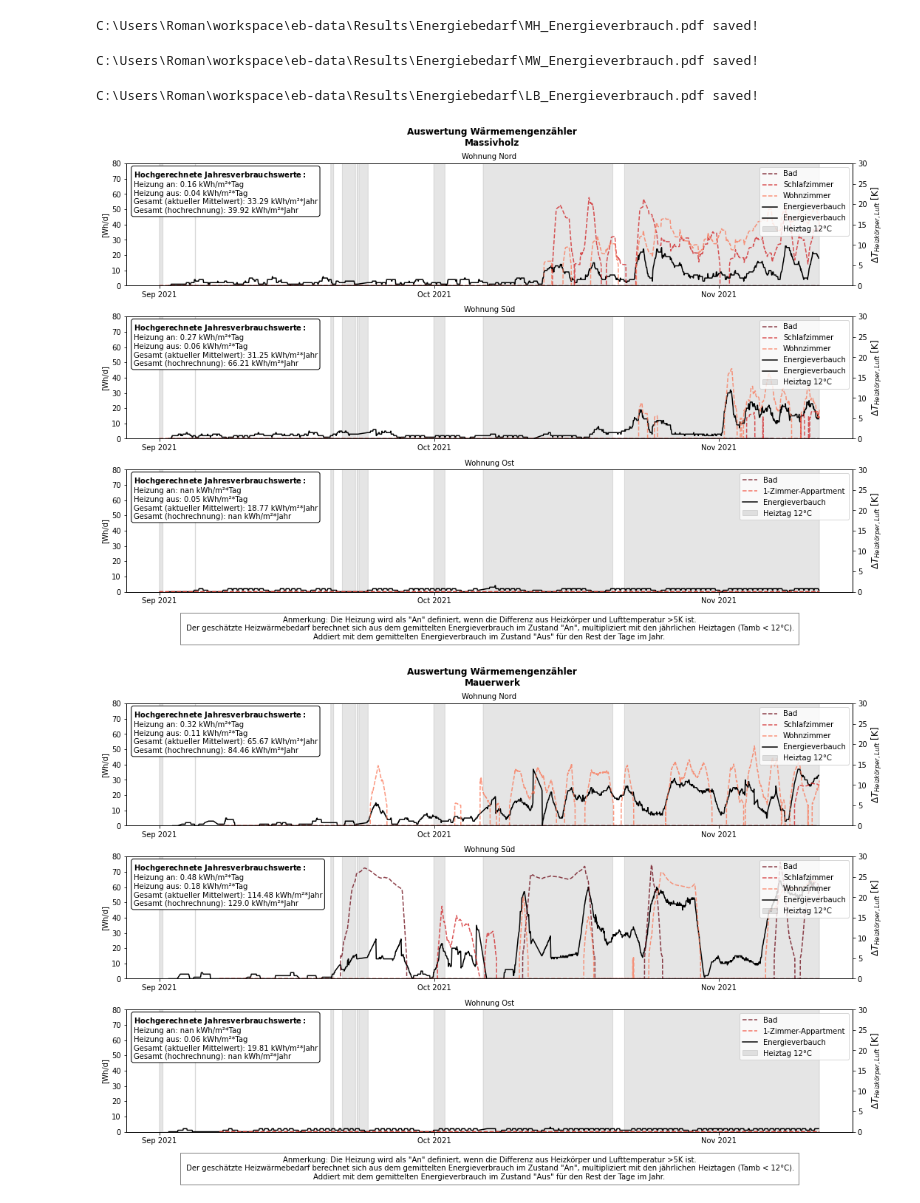
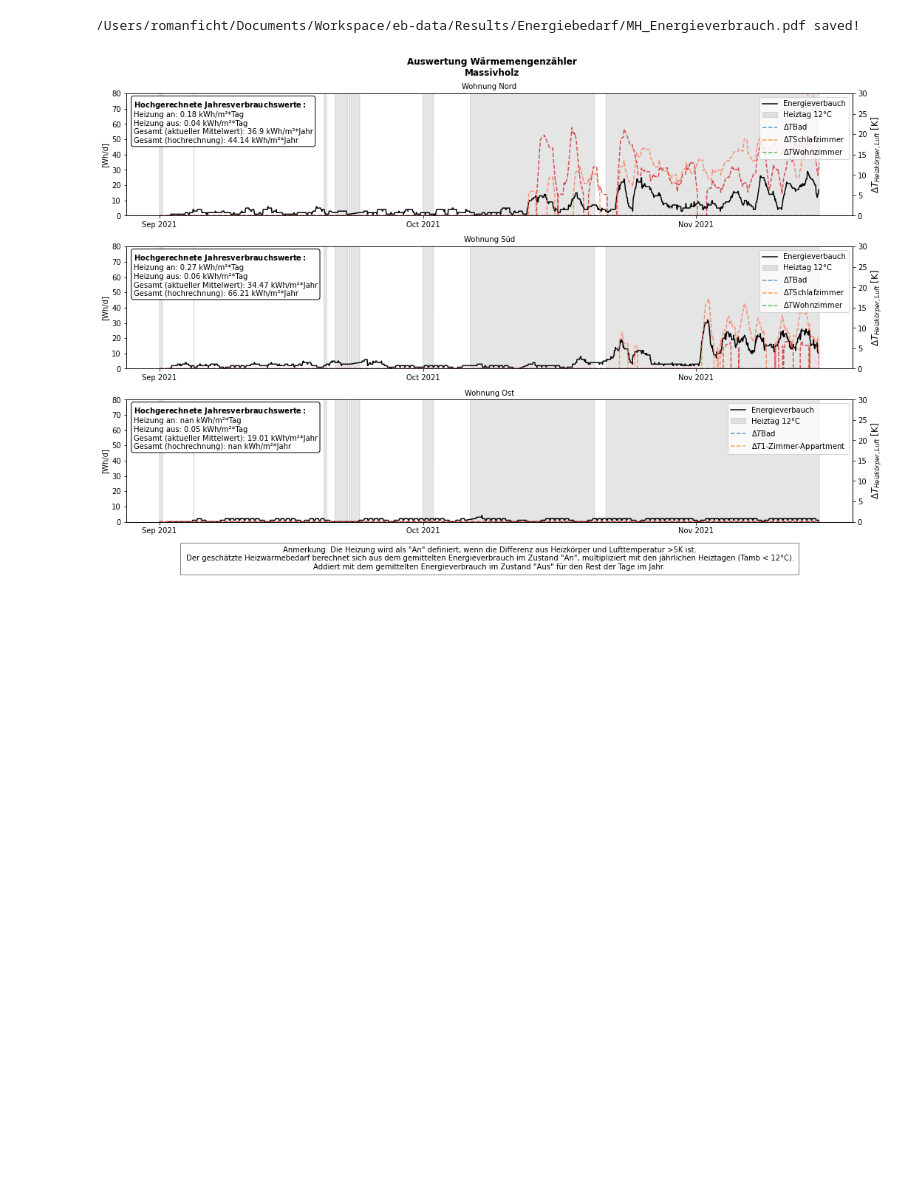
Before and after one commit to Ramonfi/eb-scripts, a Jupyter notebook: energy-demand.ipynb, the cells around one changed output. Saved outputs shown, nothing was run; the diff lists cells and outputs as text; code cells hidden in the pictures; blank space fills up the shorter version.

```diff
--- a/energy-demand.ipynb
+++ b/energy-demand.ipynb
@@ -24,7 +24,7 @@ wd = eb.load_amb(eb.files['tf']['WD']['1min']).loc['2021-09':]
 T_amb_g24 = wd['T_amb'].rolling('D').mean()
 T_amb_g24[T_amb_g24<float(ht)] = 1
 T_amb_g24[T_amb_g24>=float(ht)] = 0
-for bui in eb.buid:
+for bui in ['MH']:#eb.buid:
     if bui not in heat:
         heat[bui] = {}
     df = pd.read_csv(eb.files['em'][bui]['1min'], index_col = [0], header=[0,1,2])
@@ -59,7 +59,7 @@ for bui in eb.buid:
         axs[i].set_title(f'Wohnung {eb.wohnungen[app]}', fontsize='medium')
 
         #plot Wärmemengenzähler
-        dfplot = df[app].resample('H').last().dropna(how='all').fillna(method='bfill')['HQ'].diff().rolling('D').sum()
+        dfplot = df[app].resample('H').last().dropna(how='all').fillna(method='bfill')['HQ','H'].diff().rolling('D').sum()
         axs[i].plot(dfplot, color = 'k',label='Energieverbauch')
 
         #plot Heiztage
@@ -69,15 +69,17 @@ for bui in eb.buid:
         axs2.append(axs[i].twinx())
         thk = (df2[app].filter(like='pt_Thk').rolling('D').mean()).subtract((df2[app].filter(like='trh_Tair').rolling('D').mean().mean(axis=1)),axis='index')
         thk[thk < dK] = 0
-        axs2[i].plot(thk,label = thk.columns.get_level_values(level=0), linestyle='dashed',alpha=0.75)
-        eb.recolor_lines(ax=axs2[i],cmap=eb.c_temp)
+        for col in thk:
+            axs2[i].plot(thk[col],label = r'$\Delta T$' + eb.rooms[col[0]], linestyle='dashed',alpha=0.75)
 
         han1,lab1 = axs[i].get_legend_handles_labels()
-        handles, labels = axs2[i].get_legend_handles_labels()
-        axs2[i].legend(labels=[eb.rooms[k] for k in labels]+lab1,handles=handles+han1,loc='upper right')
+        han2,lab2 = axs2[i].get_legend_handles_labels()
+
+        axs2[i].legend(loc='upper right')
+        axs2[i].legend(labels=lab1+lab2,handles=han1+han2,loc='upper right')
         axs2[i].set_ylabel(r'$\Delta T_{' + str('Heizkörper, Luft') + '}$ [K]',fontsize='large')
         axs2[i].set_ylim(0,30)
-
+        eb.recolor_lines(ax=axs2[i],cmap=eb.c_temp)
         #calculate heating demant
         df3 = df[app].dropna(how='all').fillna(method='bfill')['HQ'].diff().rolling('D').sum()
         df3['on_off'] = thk.max(axis=1).resample('1min').max()
@@ -106,35 +108,32 @@ for bui in eb.buid:
                 fontsize = 'medium',
                 style='normal',
                 ha = 'left',
                 va = 'top',
                 transform=axs[i].transAxes,
                 bbox=dict(boxstyle="round", fc="w"),
                 )
 
     # clean up axes
     for ax in axs:
         ax.set_ylim(0,80)
         ax.set_ylabel('[Wh/d]')
         ax.xaxis.set_major_locator(mpl.dates.MonthLocator())
         ax.xaxis.set_major_formatter(mpl.dates.DateFormatter('%b %Y'))
 
     # footnote
     axs[i].annotate(f'Anmerkung: Die Heizung wird als "An" definiert, wenn die Differenz aus Heizkörper und Lufttemperatur >{dK}K ist.\n Der geschätzte Heizwärmebedarf berechnet sich aus dem gemittelten Energieverbrauch im Zustand "An", multipliziert mit den jährlichen Heiztagen (Tamb < {ht}°C).\nAddiert mit dem gemittelten Energieverbrauch im Zustand "Aus" für den Rest der Tage im Jahr.',
         xy = (0.5, -0.2),
         xycoords='axes fraction',
         ha='center',
         va="top",
         fontsize=10,
         bbox={"facecolor":"none", "alpha":0.5, "pad":5}
         )
 
     fig.tight_layout()
 
     if ex:
         eb.export(fig,os.path.join(eb.dir_results,'Energiebedarf'),f'{bui}_Energieverbrauch',['pdf'],show=True)
 # %% [output]
-C:\Users\Roman\workspace\eb-data\Results\Energiebedarf\MH_Energieverbrauch.pdf saved!
+/Users/romanficht/Documents/Workspace/eb-data/Results/Energiebedarf/MH_Energieverbrauch.pdf saved!
-C:\Users\Roman\workspace\eb-data\Results\Energiebedarf\MW_Energieverbrauch.pdf saved!
-C:\Users\Roman\workspace\eb-data\Results\Energiebedarf\LB_Energieverbrauch.pdf saved!
-[figure, old version]
+[figure, new version]
-[figure, removed]
```
Also changed, not shown: parts of 1 cell of this notebook, 6 other files.
